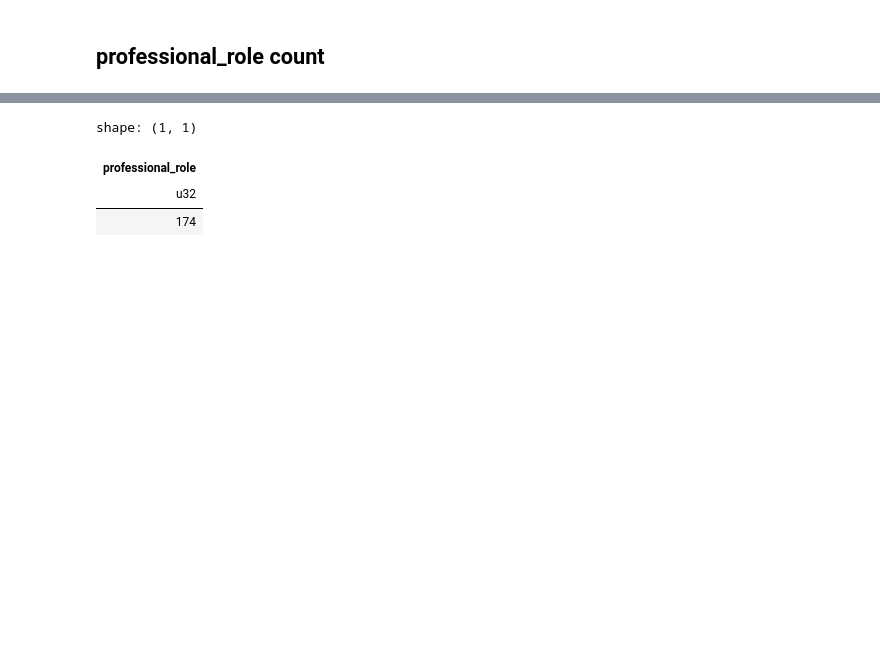
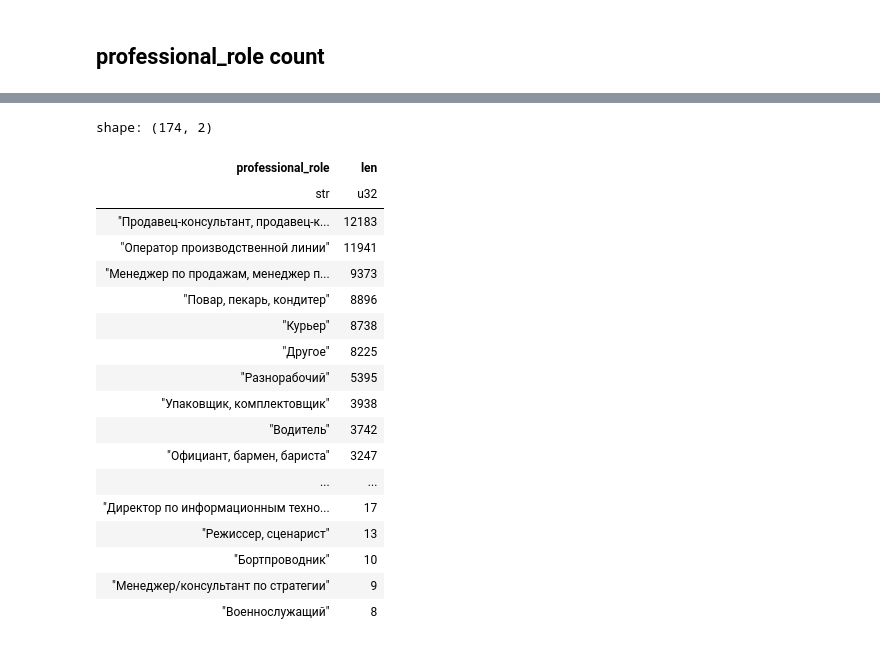
Before and after one commit to lusm554/skill-lens, a Jupyter notebook: airflow/check_silver_hh_loader.ipynb, the cells around one changed output, grey strips where cells are left out. Cells and saved outputs as stored; diff of their text form; code cells hidden in the pictures; blank space fills up the shorter version.

Commit message:
check professional_role count

```diff
--- a/airflow/check_silver_hh_loader.ipynb
+++ b/airflow/check_silver_hh_loader.ipynb
@@ -1,6 +3,8 @@
 # %%
 import sys
 import polars as pl
+pl.Config.set_tbl_rows(15) # show up rows in cell
+pl.Config.set_fmt_str_lengths(200)   # show up to 200 chars for string cells
 import boto3
 import time
 from IPython.display import display
@@ -360,0 +361,4 @@ $ published_date                       <date> 2025-12-15
+# %%
+with pl.Config(set_tbl_rows=15):
+    res = df_lazy.select("professional_roles").head(15).collect()
+    display(res)
@@ -361,11 +384,28 @@ $ published_date                       <date> 2025-12-15
 # %%
 q = (df_lazy.with_columns(
         pl.col('professional_roles').list.get(0).struct.field('name').alias('professional_role')
     )
 )
-q.select('professional_role').unique().count().collect()
+with pl.Config(set_tbl_rows=20):
+    res = q.group_by('professional_role').len().sort(by="len", descending=True).collect()
+    display(res)
 # %% [output]
-shape: (1, 1)
+shape: (174, 2)
-| professional_role |
-| u32 |
-| 174 |
+| professional_role | len |
+| str | u32 |
+| "Продавец-консультант, продавец-к... | 12183 |
+| "Оператор производственной линии" | 11941 |
+| "Менеджер по продажам, менеджер п... | 9373 |
+| "Повар, пекарь, кондитер" | 8896 |
+| "Курьер" | 8738 |
+| "Другое" | 8225 |
+| "Разнорабочий" | 5395 |
+| "Упаковщик, комплектовщик" | 3938 |
+| "Водитель" | 3742 |
+| "Официант, бармен, бариста" | 3247 |
+| ... | ... |
+| "Директор по информационным техно... | 17 |
+| "Режиссер, сценарист" | 13 |
+| "Бортпроводник" | 10 |
+| "Менеджер/консультант по стратегии" | 9 |
+| "Военнослужащий" | 8 |
```
Also changed, not shown: parts of 4 cells of this notebook.
